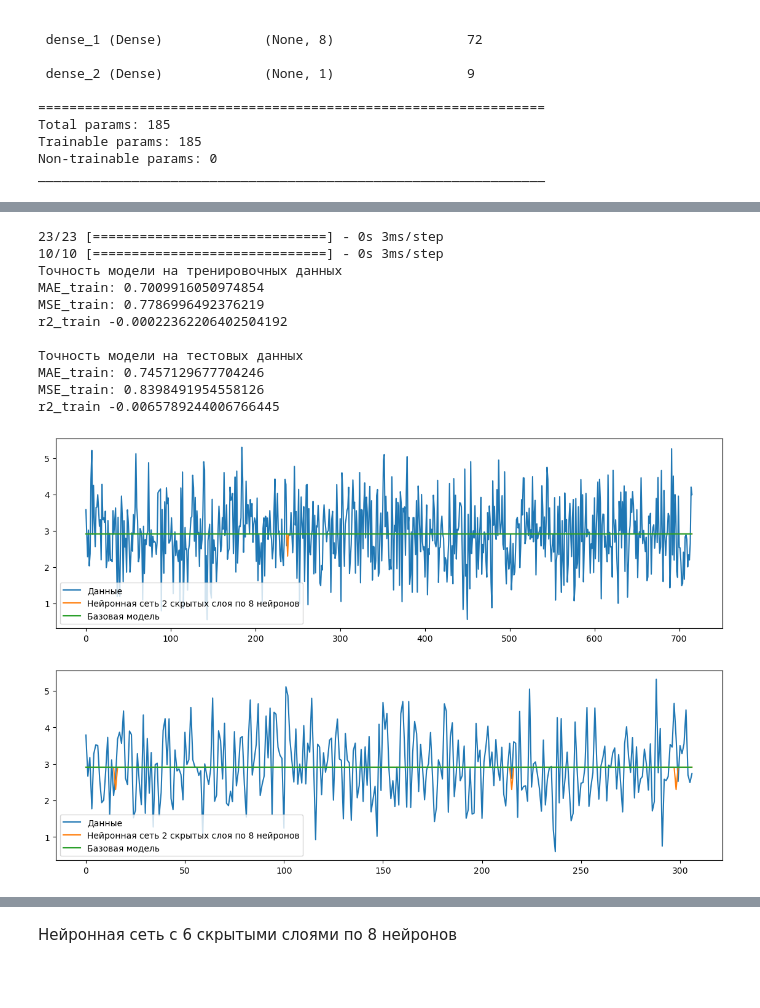
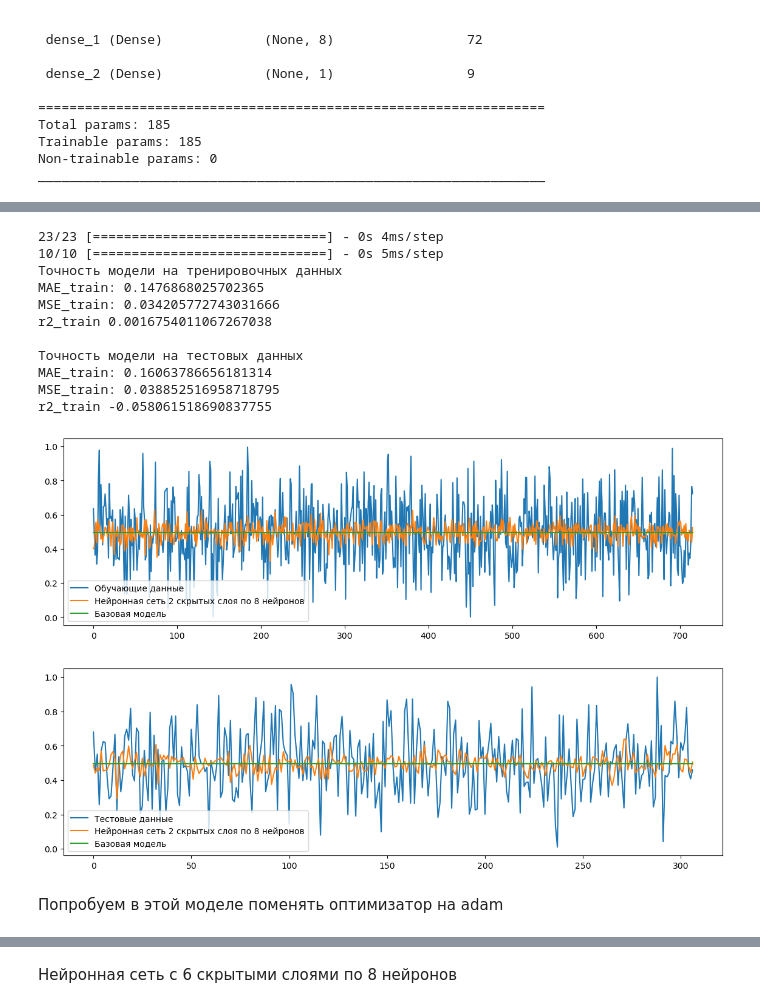
Before and after one commit to HelenGrit/VKR, a Jupyter notebook: VKR_part2.ipynb, the cells around one changed output, grey strips where cells are left out. Saved outputs shown, nothing was run; the diff lists cells and outputs as text; code cells hidden in the pictures; blank space fills up the shorter version.

```diff
--- a/VKR_part2.ipynb
+++ b/VKR_part2.ipynb
@@ -139,6 +132,6 @@ y_matrix_norm
 # %%
 # Разделим на тренировочную и тестовую выборку для задачи с целевой переменной Соотношение матрица-наполнитель
-X_matrix_train, X_matrix_test, y_matrix_train, y_matrix_test = train_test_split(X_matrix, y_matrix,
+X_matrix_train, X_matrix_test, y_matrix_train, y_matrix_test = train_test_split(X_matrix_norm, y_matrix_norm,
                                                                                 test_size=0.3, random_state=42)
 print('X_matrix_train:', X_matrix_train.shape, 'y_matrix_train:', y_matrix_train.shape)
 print('X_matrix_test:', X_matrix_test.shape, 'y_matrix_test:', y_matrix_test.shape)
@@ -219,4 +196,0 @@ model_matrix_MLP = MLPRegressor(
-# %%
-%%time
-# Запускаем нейросеть
-model_matrix_MLP.fit(X_matrix_train, y_matrix_train)
@@ -325,7 +199,7 @@ plt.show()
 # %% [markdown]
 Нейронная сеть с двумя скрытыми слоями по 8 нейронов
 # %%
-def baseline_model():
+def baseline_model1():
     model = keras.Sequential()
     model.add(Dense(8, input_dim=12 , activation='tanh'))
     model.add(Dense(8, activation='tanh'))
@@ -333,7 +207,7 @@ def baseline_model():
     model.compile(loss='mean_squared_error', optimizer='sgd')
     return model
 # %%
-model1 = baseline_model()
+model1 = baseline_model1()
 model1.summary()
 # %% [output]
 Model: "sequential"
@@ -418,34 +292,36 @@ print('MAE_train:', MAE_matrix_model1_test)
 print('MSE_train:', MSE_matrix_model1_test)
 print('r2_train', r2_matrix_model1_test)
 # %% [output]
-23/23 [==============================] - 0s 3ms/step
-10/10 [==============================] - 0s 3ms/step
+23/23 [==============================] - 0s 4ms/step
+10/10 [==============================] - 0s 5ms/step
 Точность модели на тренировочных данных
-MAE_train: 0.7009916050974854
-MSE_train: 0.7786996492376219
-r2_train -0.00022362206402504192
+MAE_train: 0.1476868025702365
+MSE_train: 0.034205772743031666
+r2_train 0.0016754011067267038
 
 Точность модели на тестовых данных
-MAE_train: 0.7457129677704246
-MSE_train: 0.8398491954558126
-r2_train -0.0065789244006766445
+MAE_train: 0.16063786656181314
+MSE_train: 0.038852516958718795
+r2_train -0.058061518690837755
 # %%
 # Визуализация на обучающих данных данных
 fig, ax = plt.subplots(figsize=(14, 4))
-ax.plot(y_matrix_train.values, label='Данные')
+ax.plot(y_matrix_train.values, label='Обучающие данные')
 ax.plot(preds_matrix_model1_train, label='Нейронная сеть 2 скрытых слоя по 8 нейронов')
 ax.plot(preds_matrix_dum_train, label='Базовая модель')
 ax.legend()
 plt.show()
 # %% [output]
-[figure, old version]
+[figure, new version]
 # %%
 # Визуализация на тестовых данных
 fig, ax = plt.subplots(figsize=(14, 4))
-ax.plot(y_matrix_test.values, label='Данные')
+ax.plot(y_matrix_test.values, label='Тестовые данные')
 ax.plot(preds_matrix_model1_test, label='Нейронная сеть 2 скрытых слоя по 8 нейронов')
 ax.plot(preds_matrix_dum_test, label='Базовая модель')
 ax.legend()
 plt.show()
 # %% [output]
-[figure, old version]
+[figure, new version]
+# %% [markdown]
+Попробуем в этой моделе поменять оптимизатор на adam
```
Also changed, not shown: parts of 65 cells of this notebook.
